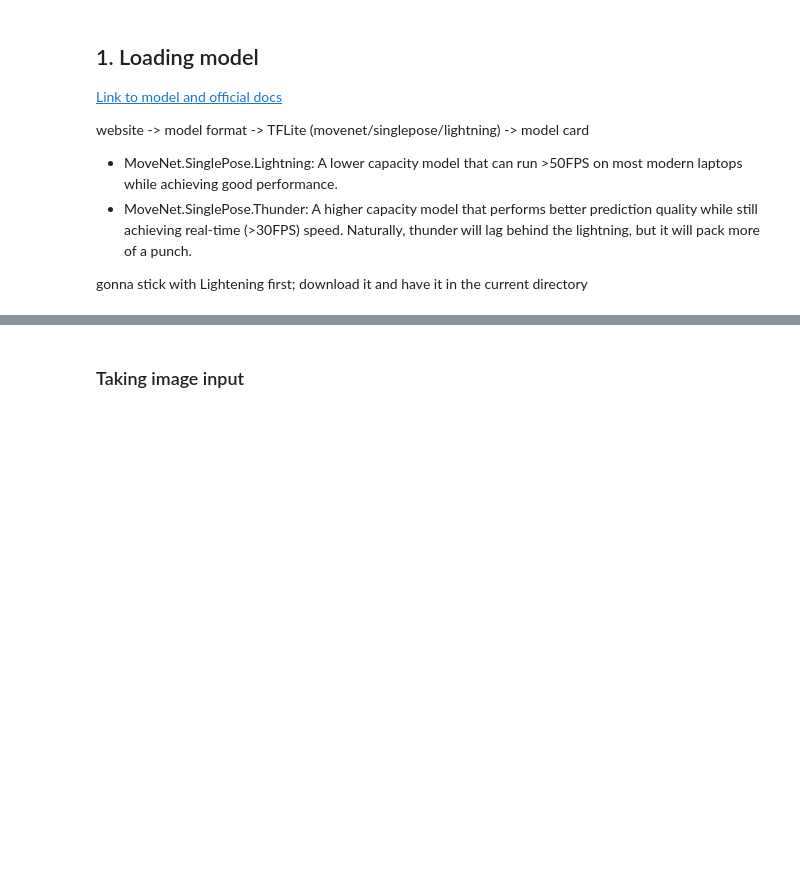
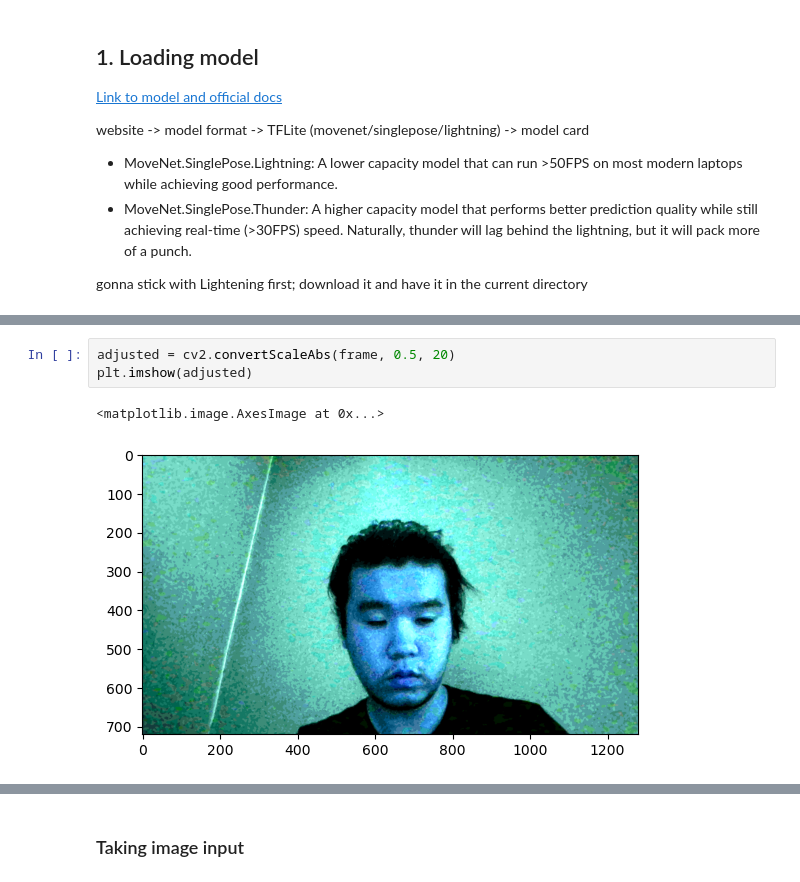
Before and after one commit to KaiserZZK/MoveNet-CoM, a Jupyter notebook: pose_estimation.ipynb, the cells around one changed output, grey strips where cells are left out. Cells and saved outputs as stored; diff of their text form; blank space fills up the shorter version.

```diff
--- a/pose_estimation.ipynb
+++ b/pose_estimation.ipynb
@@ -52,0 +85,6 @@ OpenCV: camera failed to properly initialize!
+# %%
+adjusted = cv2.convertScaleAbs(frame, 0.5, 20)
+plt.imshow(adjusted)
+# %% [output]
+<matplotlib.image.AxesImage at 0x...>
+[figure, added]
```
Also changed, not shown: parts of 35 cells of this notebook, 1 other file.
